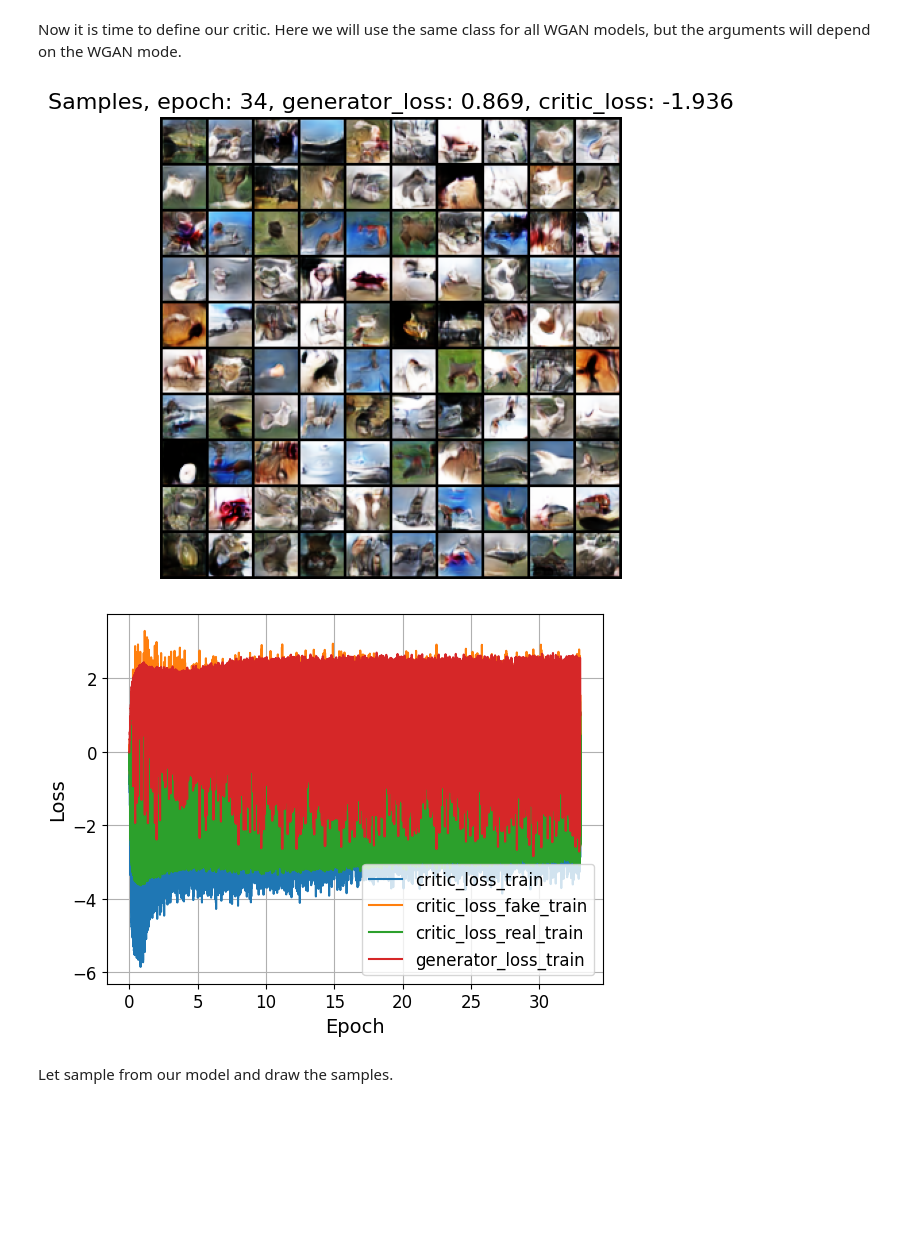
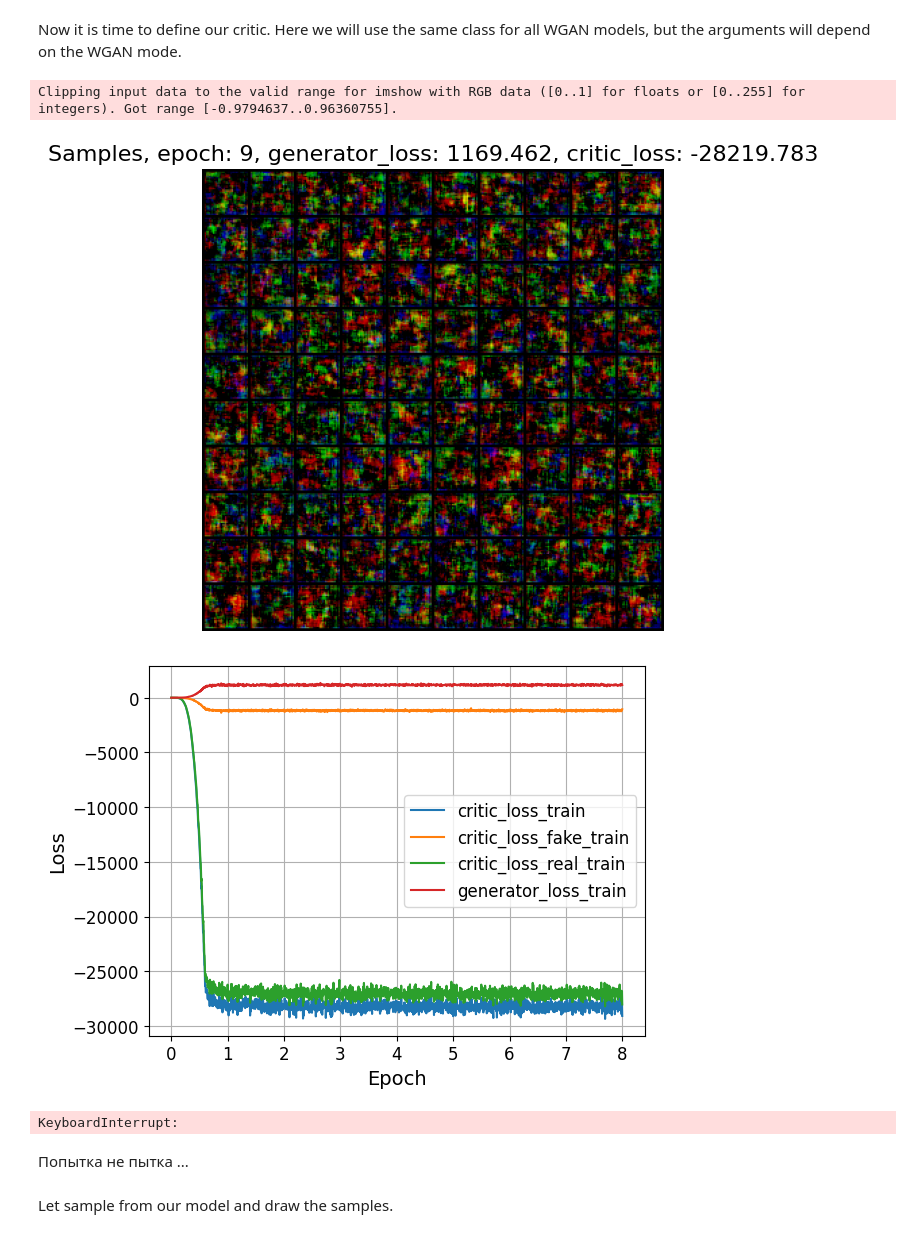
Before and after one commit to sacr1f1ce/2025-DGM-MIPT-YSDA-course, a Jupyter notebook: homeworks/hw3.ipynb, the cells around one changed output. Saved outputs shown, nothing was run; the diff lists cells and outputs as text; code cells hidden in the pictures; blank space fills up the shorter version.

```diff
--- a/homeworks/hw3.ipynb
+++ b/homeworks/hw3.ipynb
@@ -166,8 +166,8 @@ import torch.nn as nn
 import torch.nn.functional as F
 import torch.utils.data as data
 
-if False and torch.cuda.is_available():
-    DEVICE = "cuda:2"
+if torch.cuda.is_available():
+    DEVICE = "cuda:3"
     print('GPU found :)')
 else:
     DEVICE = "cpu"
@@ -920,7 +989,8 @@ class WGAN(BaseModel):
         # 1) sample batch
         # NOTE: sample function uses torch.no_grad
         # 2) apply generator loss (only term with genrator)
-
+        fake_data = self.sample(batch_size)
+        g_loss = -self.discriminator(fake_data).mean()
         # ====
         return {"generator_loss": g_loss}
 
@@ -929,7 +999,11 @@ class WGAN(BaseModel):
         # ====
         # your code
         # calculate critic loss (both terms)
-
+        real_logits = self.discriminator(x)
+        fake_logits = self.discriminator(fake_data)
+        d_loss_real = -real_logits.mean()
+        d_loss_fake = fake_logits.mean()
+        d_loss = d_loss_real + d_loss_fake
         # ====
         return {"critic_loss": d_loss, "critic_loss_fake": d_loss_fake, "critic_loss_real": d_loss_real}
 
@@ -938,13 +1012,14 @@ class WGAN(BaseModel):
         # ====
         # your code
         # sample from standard normal distribution and apply the model
-
+        z = torch.randn(n_samples, self.generator.input_size, device=DEVICE)
+        output = self.generator(z)
         # ====
         return output
 
 def test_wgan():
-    model = WGAN(input_size=4, n_channels=32)
-    x = torch.randn((2, 4))
+    model = WGAN(input_size=4, n_channels=32).to(DEVICE)
+    x = torch.randn((2, 4)).to(DEVICE)
     out = model(x)
     assert list(out.size()) == [2, 3, 32, 32], out.size()
 
@@ -954,7 +1029,7 @@ def test_wgan():
     loss = model.loss_generator(10)
     assert isinstance(loss, dict)
 
-    x = torch.randn((2, 3, 32, 32))
+    x = torch.randn((2, 3, 32, 32)).to(DEVICE)
     loss = model.loss_discriminator(x)
     assert isinstance(loss, dict)
 
@@ -962,38 +1037,42 @@ test_wgan()
 # %%
 # ====
 # your code
 # choose these parameters
-BATCH_SIZE =
-N_CHANNELS =
-EPOCHS =
-CRITIC_STEPS =
-CLIP_C =
-LR =
+BATCH_SIZE = 256
+N_CHANNELS = 64
+EPOCHS = 10
+CRITIC_STEPS = 1
+CLIP_C = 0.01
+LR = 1e-4
 # ====
 
 train_loader = data.DataLoader(train_data, batch_size=BATCH_SIZE, shuffle=True)
 wgan = WGAN(input_size=128, n_channels=N_CHANNELS, clip_c=CLIP_C)
 
 # choose any optimizer as you want
 generator_optimizer = torch.optim.Adam(wgan.generator.parameters(), lr=LR, betas=(0.0, 0.9))
 discriminator_optimizer = torch.optim.Adam(wgan.discriminator.parameters(), lr=LR, betas=(0.0, 0.9))
 
 train_adversarial(
     wgan,
     train_loader,
     epochs=EPOCHS,
     d_steps=CRITIC_STEPS,
     generator_optimizer=generator_optimizer,
     discriminator_optimizer=discriminator_optimizer,
     device=DEVICE,
     generator_loss_key="generator_loss",
     discriminator_loss_key="critic_loss",
     n_samples=100,
     visualize_samples=True
 )
 # %% [output]
+Clipping input data to the valid range for imshow with RGB data ([0..1] for floats or [0..255] for integers). Got range [-0.9794637..0.96360755].
-[figure, old version]
+[figure, new version]
-[figure, old version]
+[figure, new version]
+KeyboardInterrupt:
+# %% [markdown]
+Попытка не пытка ...
 # %% [markdown]
 Let sample from our model and draw the samples.
 # %%
```
Also changed, not shown: parts of 6 cells of this notebook.
